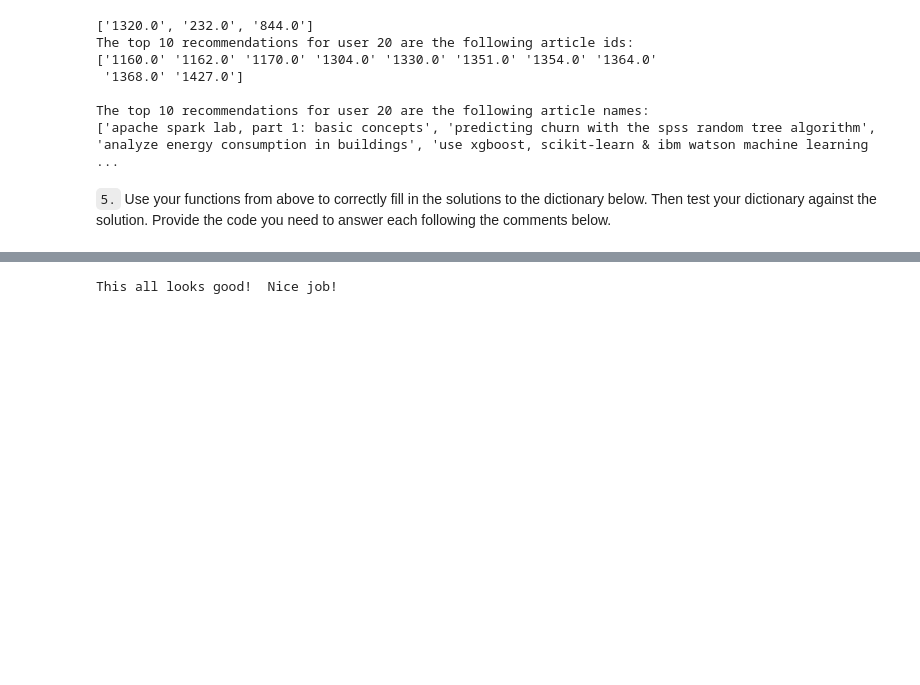
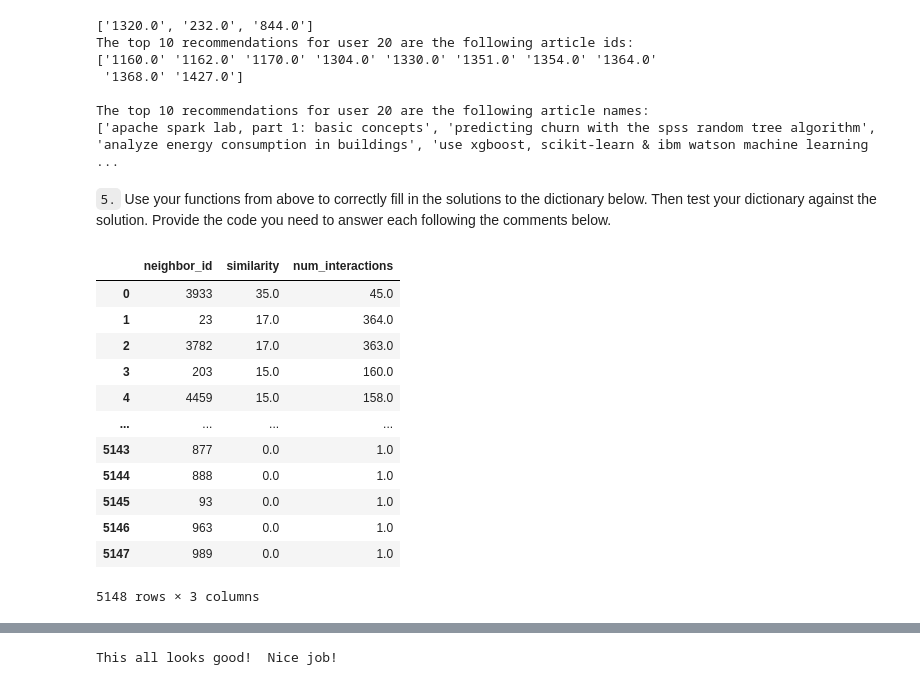
Before and after one commit to lewi0332/recommendations_with_ibm, a Jupyter notebook: Recommendations_with_IBM.ipynb, the cells around one changed output, grey strips where cells are left out. Drawn from its saved outputs; the diff is of its cells as text; code cells hidden in the pictures; blank space fills up the shorter version.

```diff
--- a/Recommendations_with_IBM.ipynb
+++ b/Recommendations_with_IBM.ipynb
@@ -590,3 +654,19 @@ The top 10 recommendations for user 20 are the following article names:
 ['apache spark lab, part 1: basic concepts', 'predicting churn with the spss random tree algorithm', 'analyze energy consumption in buildings', 'use xgboost, scikit-learn & ibm watson machine learning ...
 # %% [markdown]
 `5.` Use your functions from above to correctly fill in the solutions to the dictionary below.  Then test your dictionary against the solution.  Provide the code you need to answer each following the comments below.
+# %%
+get_top_sorted_users('1')
+# %% [output]
+|  | neighbor_id | similarity | num_interactions |
+| 0 | 3933 | 35.0 | 45.0 |
+| 1 | 23 | 17.0 | 364.0 |
+| 2 | 3782 | 17.0 | 363.0 |
+| 3 | 203 | 15.0 | 160.0 |
+| 4 | 4459 | 15.0 | 158.0 |
+| ... | ... | ... | ... |
+| 5143 | 877 | 0.0 | 1.0 |
+| 5144 | 888 | 0.0 | 1.0 |
+| 5145 | 93 | 0.0 | 1.0 |
+| 5146 | 963 | 0.0 | 1.0 |
+| 5147 | 989 | 0.0 | 1.0 |
+5148 rows × 3 columns
```
Also changed, not shown: parts of 46 cells of this notebook, 1 other file.
